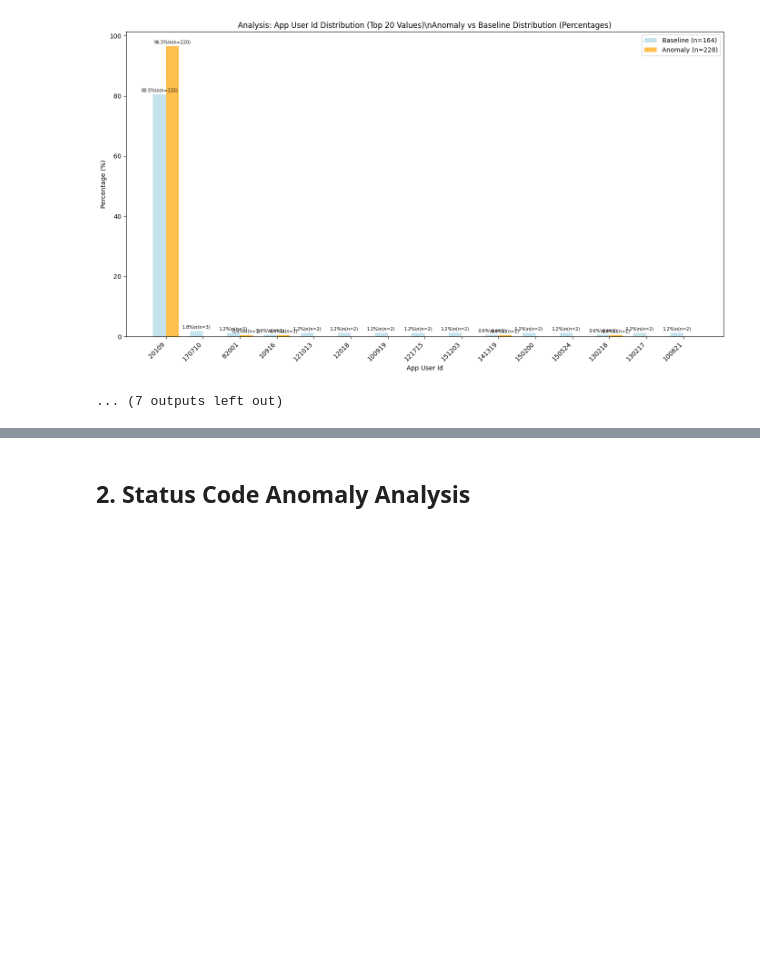
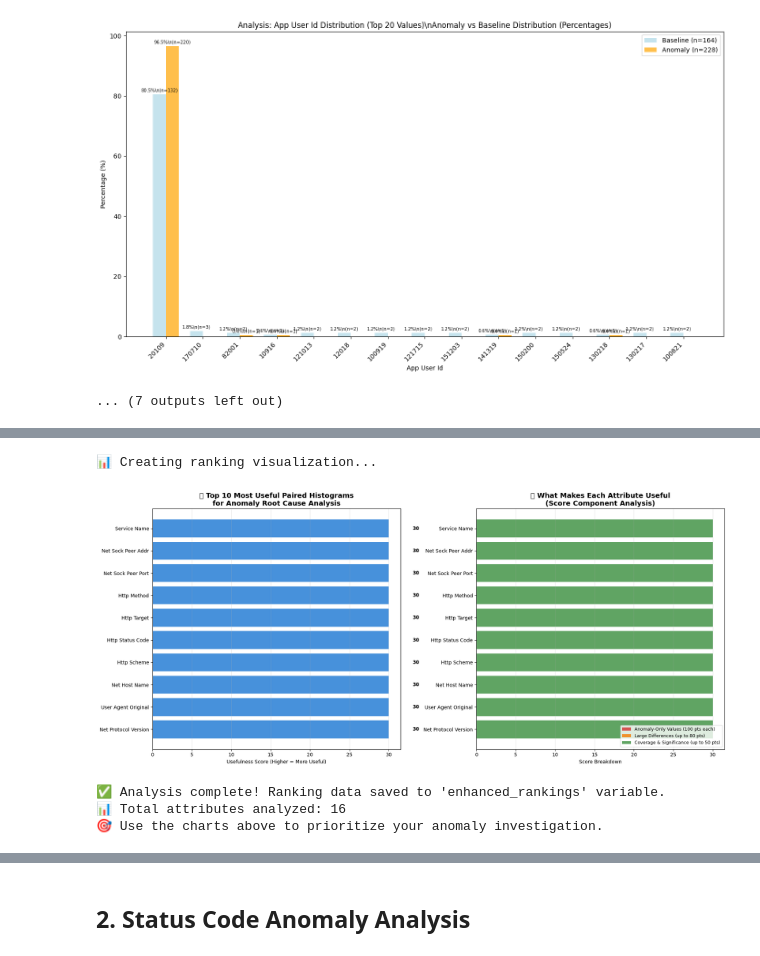
Before and after one commit to microsoft/Docker-Provider, a Jupyter notebook: traces/trace_duration_heatmap_analysis.ipynb, the cells around one changed output, grey strips where cells are left out. Cells and saved outputs as stored; diff of their text form; code cells hidden in the pictures; blank space fills up the shorter version.

```diff
--- a/traces/trace_duration_heatmap_analysis.ipynb
+++ b/traces/trace_duration_heatmap_analysis.ipynb
@@ -1899,0 +1890,4 @@ def print_attribute_insights(anom_pct, base_pct, display_name, ranking):
+# %%
+# Run the comprehensive ranking analysis
+print("📊 Running comprehensive ranking analysis...")
+attribute_rankings = rank_attributes_comprehensive(df_anomaly, df_baseline)
@@ -1899,0 +1919,16 @@ def print_attribute_insights(anom_pct, base_pct, display_name, ranking):
+# %%
+# Create the visualization
+print("📊 Creating ranking visualization...")
+ranking_chart = create_ranking_visualization_chart(attribute_rankings)
+
+# Save rankings for later reference
+enhanced_rankings = pd.DataFrame(attribute_rankings)
+print(f"\n✅ Analysis complete! Ranking data saved to 'enhanced_rankings' variable.")
+print(f"📊 Total attributes analyzed: {len(attribute_rankings)}")
+print(f"🎯 Use the charts above to prioritize your anomaly investigation.")
+# %% [output]
+📊 Creating ranking visualization...
+[figure, added]
+✅ Analysis complete! Ranking data saved to 'enhanced_rankings' variable.
+📊 Total attributes analyzed: 16
+🎯 Use the charts above to prioritize your anomaly investigation.
```
Also changed, not shown: parts of 23 cells of this notebook.
